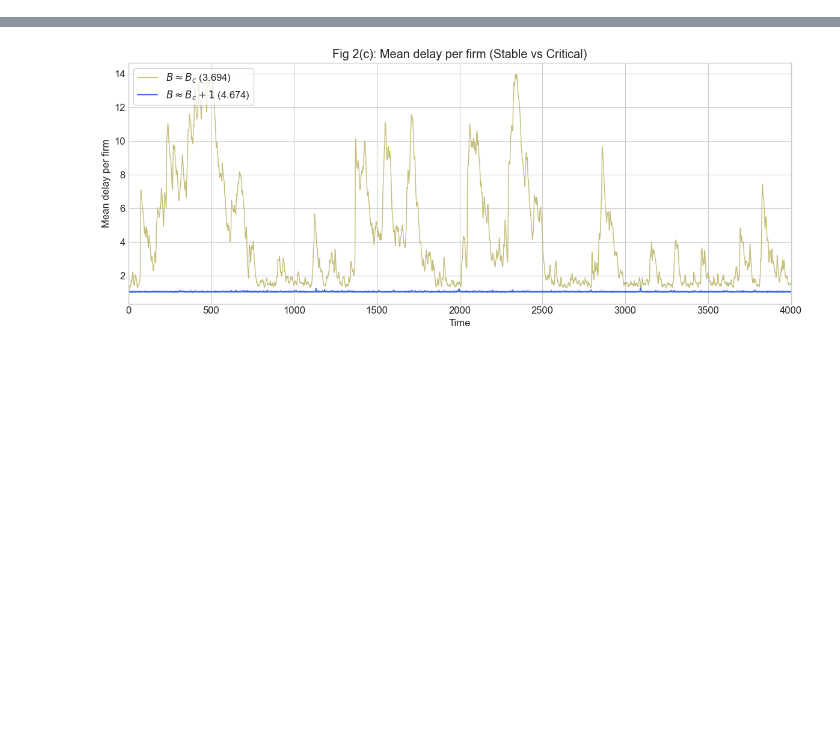
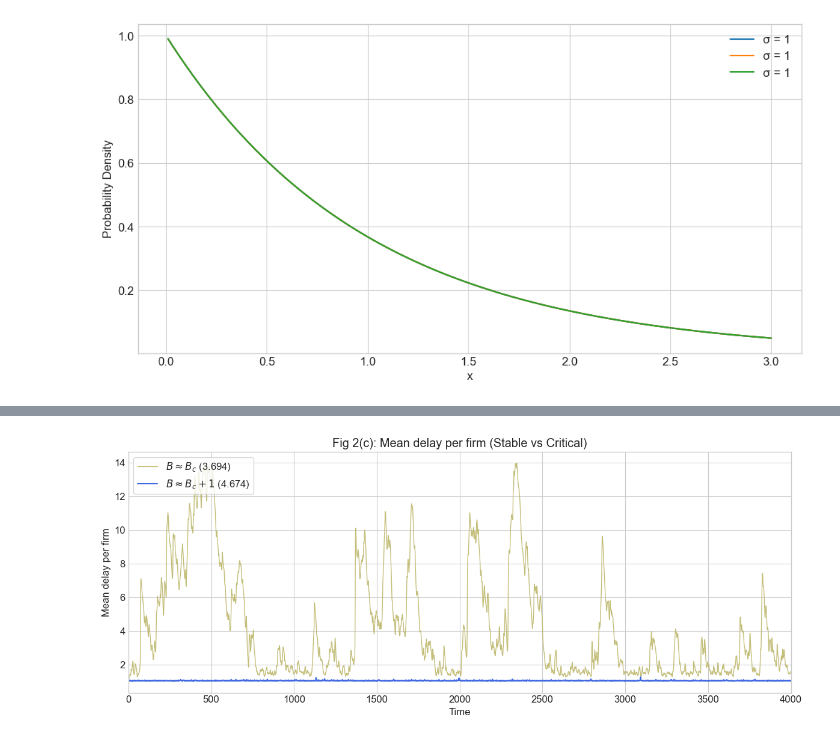
Before and after one commit to lschoonheid/CLS-7, a Jupyter notebook: my_tests.ipynb, the cells around one changed output, grey strips where cells are left out. Saved outputs shown, nothing was run; the diff lists cells and outputs as text; code cells hidden in the pictures; blank space fills up the shorter version.

```diff
--- a/my_tests.ipynb
+++ b/my_tests.ipynb
@@ -15 +49,18 @@ plt.rcParams['font.size'] = 12
+# %%
+mu = 0
+sigma = 1
+alphas = [0.1, 0.3, 0.5]
+
+x = np.linspace(0.01, 3, 500)
+
+for a in alphas:
+    rv = expon(loc=mu, scale=sigma)
+    plt.plot(x, rv.pdf(x), label=f"σ = {sigma}")
+
+plt.legend()
+plt.xlabel("x")
+plt.ylabel("Probability Density")
+plt.show()
+# %% [output]
+[figure, added]
 # %%
```
Also changed, not shown: parts of 5 cells of this notebook, 1 other file.
